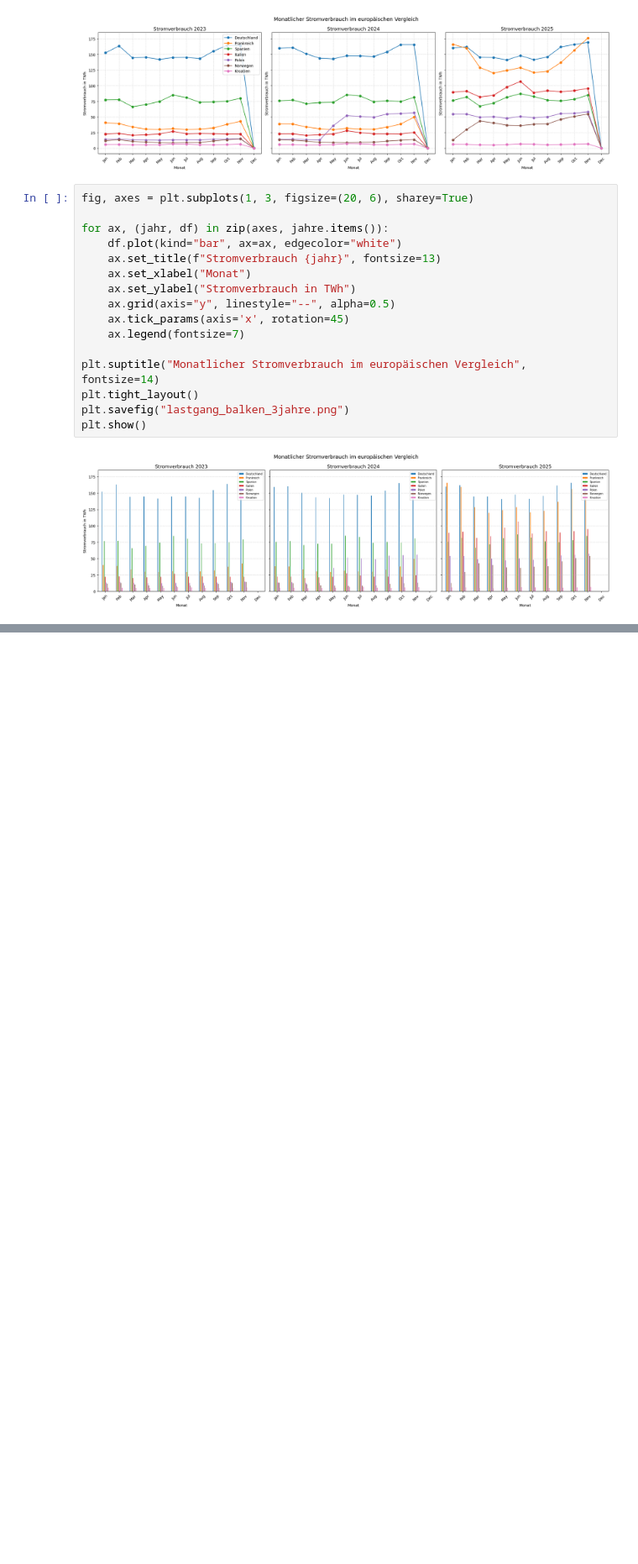
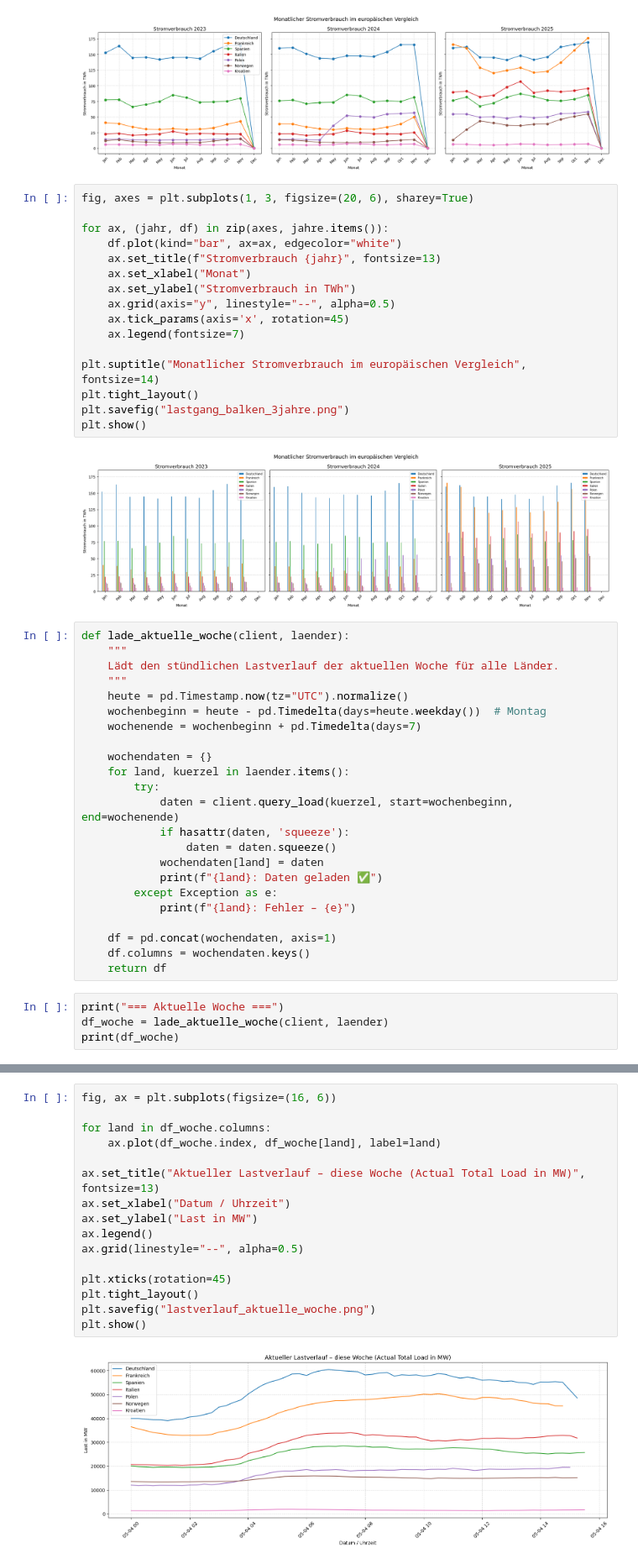
Before and after one commit to LukasK110898/Europavergleich-IT-Projekt-2026-HSWT, a Jupyter notebook: analyse.ipynb, the cells around one changed output, grey strips where cells are left out. Shown at 84% size. Cells and saved outputs as stored; diff of their text form; blank space fills up the shorter version.

Commit message:
neue diagramme

```diff
--- a/analyse.ipynb
+++ b/analyse.ipynb
@@ -229,3 +229,30 @@ plt.savefig("lastgang_balken_3jahre.png")
 plt.show()
 # %% [output]
 [figure]
+# %%
+def lade_aktuelle_woche(client, laender):
+    """
+    Lädt den stündlichen Lastverlauf der aktuellen Woche für alle Länder.
+    """
+    heute = pd.Timestamp.now(tz="UTC").normalize()
+    wochenbeginn = heute - pd.Timedelta(days=heute.weekday())  # Montag
+    wochenende = wochenbeginn + pd.Timedelta(days=7)
+
+    wochendaten = {}
+    for land, kuerzel in laender.items():
+        try:
+            daten = client.query_load(kuerzel, start=wochenbeginn, end=wochenende)
+            if hasattr(daten, 'squeeze'):
+                daten = daten.squeeze()
+            wochendaten[land] = daten
+            print(f"{land}: Daten geladen ✅")
+        except Exception as e:
+            print(f"{land}: Fehler – {e}")
+
+    df = pd.concat(wochendaten, axis=1)
+    df.columns = wochendaten.keys()
+    return df
+# %%
+print("=== Aktuelle Woche ===")
+df_woche = lade_aktuelle_woche(client, laender)
+print(df_woche)
@@ -231,0 +277,18 @@ plt.show()
+# %%
+fig, ax = plt.subplots(figsize=(16, 6))
+
+for land in df_woche.columns:
+    ax.plot(df_woche.index, df_woche[land], label=land)
+
+ax.set_title("Aktueller Lastverlauf – diese Woche (Actual Total Load in MW)", fontsize=13)
+ax.set_xlabel("Datum / Uhrzeit")
+ax.set_ylabel("Last in MW")
+ax.legend()
+ax.grid(linestyle="--", alpha=0.5)
+
+plt.xticks(rotation=45)
+plt.tight_layout()
+plt.savefig("lastverlauf_aktuelle_woche.png")
+plt.show()
+# %% [output]
+[figure, added]
```
Also changed, not shown: parts of 5 cells of this notebook, 4 other files.
